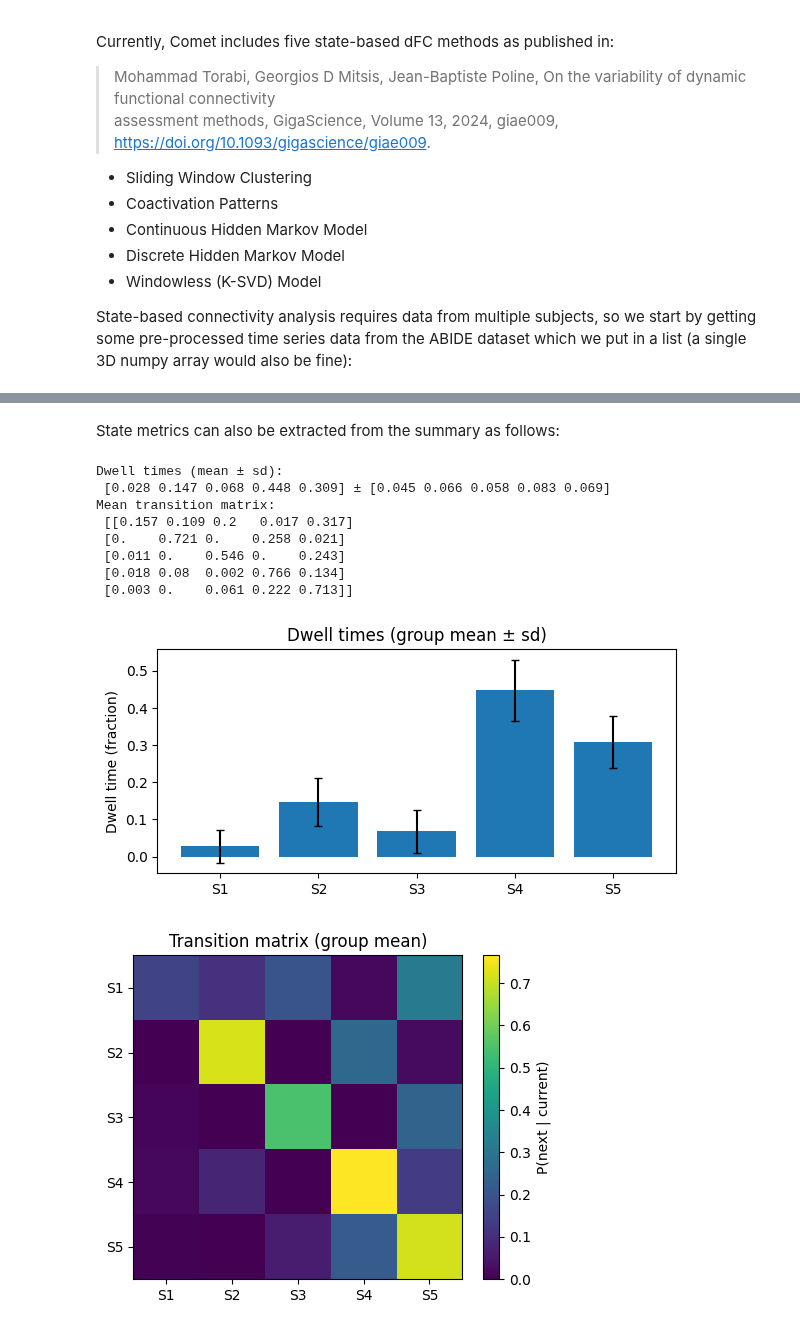
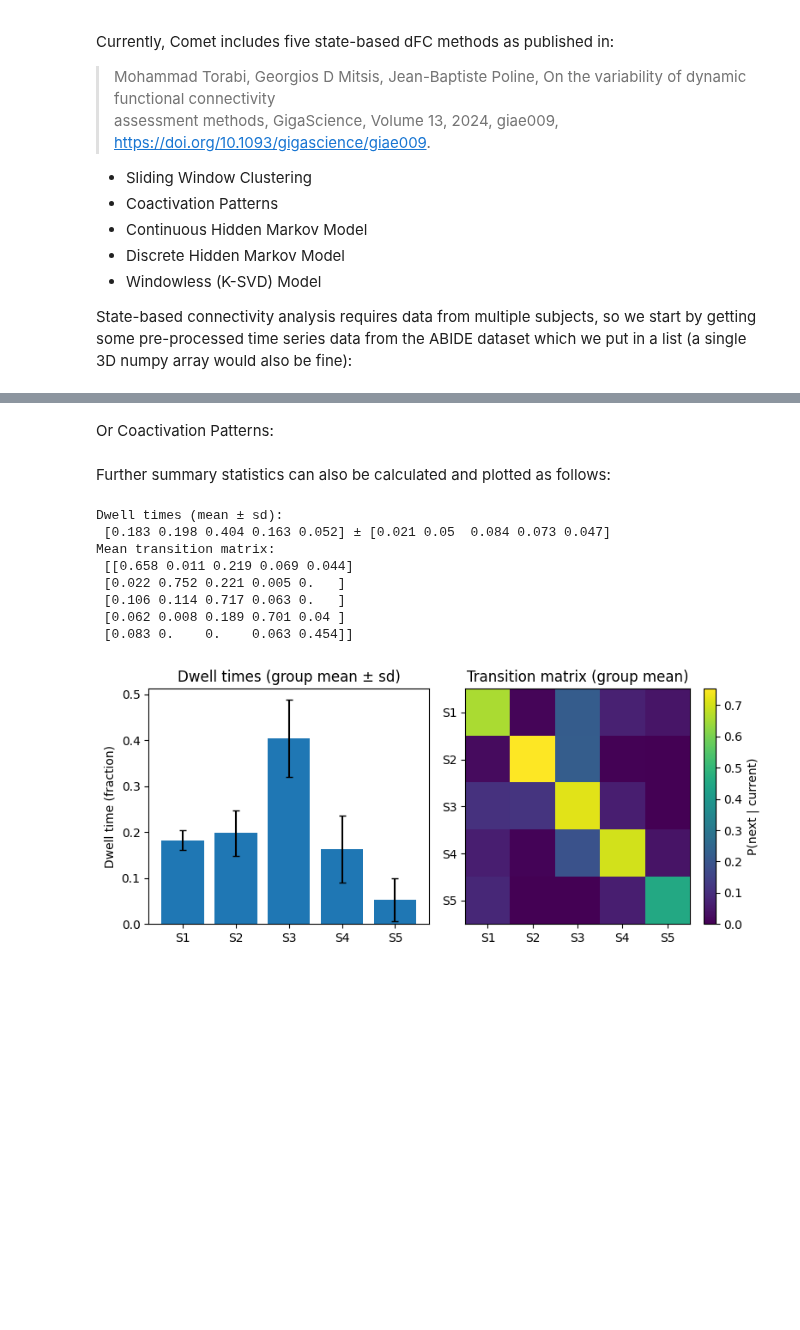
Before and after one commit to mibur1/comet, a Jupyter notebook: tutorials/example_dfc_state.ipynb, the cells around one changed output, grey strips where cells are left out. Cells and saved outputs as stored; diff of their text form; code cells hidden in the pictures; blank space fills up the shorter version.

```diff
--- a/tutorials/example_dfc_state.ipynb
+++ b/tutorials/example_dfc_state.ipynb
@@ -72,0 +43,2 @@ plt.tight_layout();
+# %% [markdown]
+Or Coactivation Patterns:
@@ -73,44 +48,26 @@ plt.tight_layout();
 # %% [markdown]
-State metrics can also be extracted from the summary as follows:
+Further summary statistics can also be calculated and plotted as follows:
-# %%
-summary = cap.summarise()
-
-dwell_mean = summary["dwell_mean"]
-dwell_std = summary["dwell_std"]
-trans_mean = summary["trans_mean"]
-
-print("Dwell times (mean ± sd):\n", np.round(dwell_mean, 3), "±", np.round(dwell_std, 3))
-print("Mean transition matrix:\n",  np.round(trans_mean, 3))
-
-# Example plots
-K = states.shape[-1]
-
-# Group dwell times (mean ± sd)
-plt.figure(figsize=(6, 3))
-plt.bar(range(K), dwell_mean, yerr=dwell_std, capsize=3)
-plt.xticks(range(K), [f"S{k}" for k in range(1,K+1)])
-plt.ylabel("Dwell time (fraction)")
-plt.title("Dwell times (group mean ± sd)")
-plt.tight_layout()
-plt.show()
-
-# Mean transition matrix
-plt.figure(figsize=(4.8, 4))
-plt.imshow(trans_mean, interpolation='nearest', aspect='auto')
-plt.colorbar(label="P(next | current)")
-plt.xticks(range(K), [f"S{k}" for k in range(1,K+1)])
-plt.yticks(range(K), [f"S{k}" for k in range(1,K+1)])
-plt.title("Transition matrix (group mean)")
-plt.tight_layout()
-plt.show()
-# %% [output]
-Dwell times (mean ± sd):
- [0.028 0.147 0.068 0.448 0.309] ± [0.045 0.066 0.058 0.083 0.069]
-Mean transition matrix:
- [[0.157 0.109 0.2   0.017 0.317]
- [0.    0.721 0.    0.258 0.021]
- [0.011 0.    0.546 0.    0.243]
- [0.018 0.08  0.002 0.766 0.134]
- [0.003 0.    0.061 0.222 0.713]]
-[figure, removed]
-[figure, removed]
+# %%
+summary = utils.summarise_state_tc(state_tc)
+
+# You can print the summary statistics
+dwell_mean = summary["dwell_mean"]
+dwell_std = summary["dwell_std"]
+trans_mean = summary["trans_mean"]
+
+print("Dwell times (mean ± sd):\n", np.round(dwell_mean, 3), "±", np.round(dwell_std, 3))
+print("Mean transition matrix:\n",  np.round(trans_mean, 3))
+
+# Or you can plot them
+summary = utils.summarise_state_tc(state_tc)
+fig3, ax3 = utils.state_plots(summary=summary, figsize=(8,3.5))
+# %% [output]
+Dwell times (mean ± sd):
+ [0.183 0.198 0.404 0.163 0.052] ± [0.021 0.05  0.084 0.073 0.047]
+Mean transition matrix:
+ [[0.658 0.011 0.219 0.069 0.044]
+ [0.022 0.752 0.221 0.005 0.   ]
+ [0.106 0.114 0.717 0.063 0.   ]
+ [0.062 0.008 0.189 0.701 0.04 ]
+ [0.083 0.    0.    0.063 0.454]]
+[figure, added]
```
Also changed, not shown: parts of 6 cells of this notebook, 2 other files.
